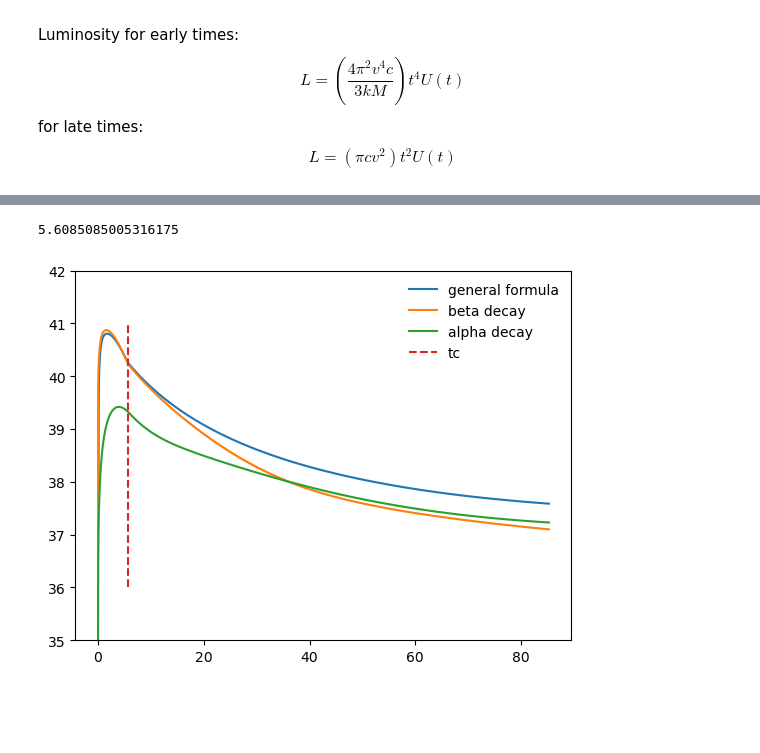
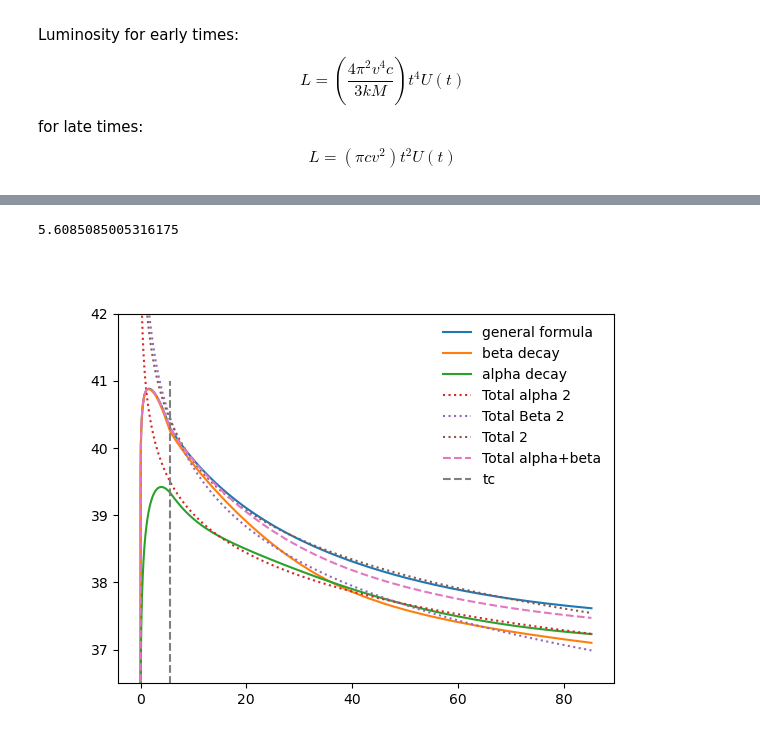
Before and after one commit to DiegoHp45/Kilonova, a Jupyter notebook: article_1.ipynb, the cells around one changed output, grey strips where cells are left out. Cells and saved outputs as stored; diff of their text form; code cells hidden in the pictures; blank space fills up the shorter version.

```diff
--- a/article_1.ipynb
+++ b/article_1.ipynb
@@ -608,17 +613,22 @@ def generar_graficas(M,k,b,U_0,tau_0,tau_f,n,E_):
     i_tc=np.searchsorted(te,tc)
     L[:i_tc]=((np.pi*((b*c)**2)*c)*(te[:i_tc]**4)/(tc**2))*U[:i_tc]*10**7
     calpha=L[i_tc-1]/E_[np.searchsorted(t,tc)]
+    #print(calpha,L[i_tc-1],E_[np.searchsorted(t,tc)])
     #L[i_tc:]=((np.pi*c*(b*c)**2))*(te[i_tc:]**2)*U[i_tc:]*10**7
-    L[i_tc:]=calpha*E_[np.searchsorted(t,te)][i_tc:]
-    T=0#(c*U/(Sb*4))**(1/4)
+
+    spline_interp = interp1d(t, E_, kind='linear', fill_value="extrapolate")
+    e_new=spline_interp(te)
+    L[i_tc:]=calpha*e_new[i_tc:]
+    T=(calpha,L[i_tc],E_[np.searchsorted(t,tc)])
+    #T=0#(c*U/(Sb*4))**(1/4)
 
 
     return [U,L,T,tedias]
 # %%
 '''Luminosity and Temperature for alpha, beta, and total heating rate'''
-p=generar_graficas(0.05,0.02,0.15,10**10,0.0001,15.2,100000,E_total_efectivo)
+p=generar_graficas(0.05,0.02,0.15,10**10,0.001,15.2,500000,E_total_efectivo)
 U_1,L_1,T_1,tedias_1=p[0],p[1],p[2],p[3]
-p2=generar_graficas(0.05,0.02,0.15,10**10,0.001,15.2,100000,E_beta_efectivo)
+p2=generar_graficas(0.05,0.02,0.15,10**10,0.001,15.2,500000,E_beta_efectivo)
 U_2,L_2,T_2,tedias_2=p2[0],p2[1],p2[2],p2[3]
-p3=generar_graficas(0.05,0.02,0.15,10**10,0.001,15.2,100000,E_alpha_efectivo)
+p3=generar_graficas(0.05,0.02,0.15,10**10,0.001,15.2,500000,E_alpha_efectivo)
 U_3,L_3,T_3,tedias_3=p3[0],p3[1],p3[2],p3[3]
@@ -690,18 +758,24 @@ plt.plot(tedias_3,lineal(np.log10(tedias_3), *popt),label='Total alpha 2',linest
 # %%
+
 fig7 , ax7= plt.subplots(1,1,)
 barra=np.linspace(36,41,100)
 k=0.02
 M=0.05*(1.989*10**30)
 b=0.15
 
 ubi=np.zeros(len(barra))+tc/(60*60*24)
 ax7.plot(tedias_1,np.log10(L_1),label="general formula")
 ax7.plot(tedias_2,np.log10(L_2),label="beta decay")
 ax7.plot(tedias_3,np.log10(L_3),label="alpha decay")
+ax7.plot(tedias_1,lineal(np.log10(tedias_1), *popt),label='Total alpha 2',linestyle=':')
+ax7.plot(tedias_2,lineal(np.log10(tedias_2), *popt1),label='Total Beta 2',linestyle=':')
+ax7.plot(tedias_1,lineal(np.log10(tedias_1), *popt2),label='Total 2',linestyle=':')
+ax7.plot(tedias_1,np.log10(L_2+L_3),label='Total alpha+beta',linestyle='--')
+
 ax7.plot(ubi,barra,linestyle='--',label='tc')
-ax7.set_ylim(bottom=35,top=42)
+ax7.set_ylim(bottom=36.5,top=42)
 ax7.legend(frameon=False)
 print(tc/(60*60*24))
 # %% [output]
 5.6085085005316175
-[figure, old version]
+[figure, new version]
```
Also changed, not shown: parts of 14 cells of this notebook, 2 other files.
